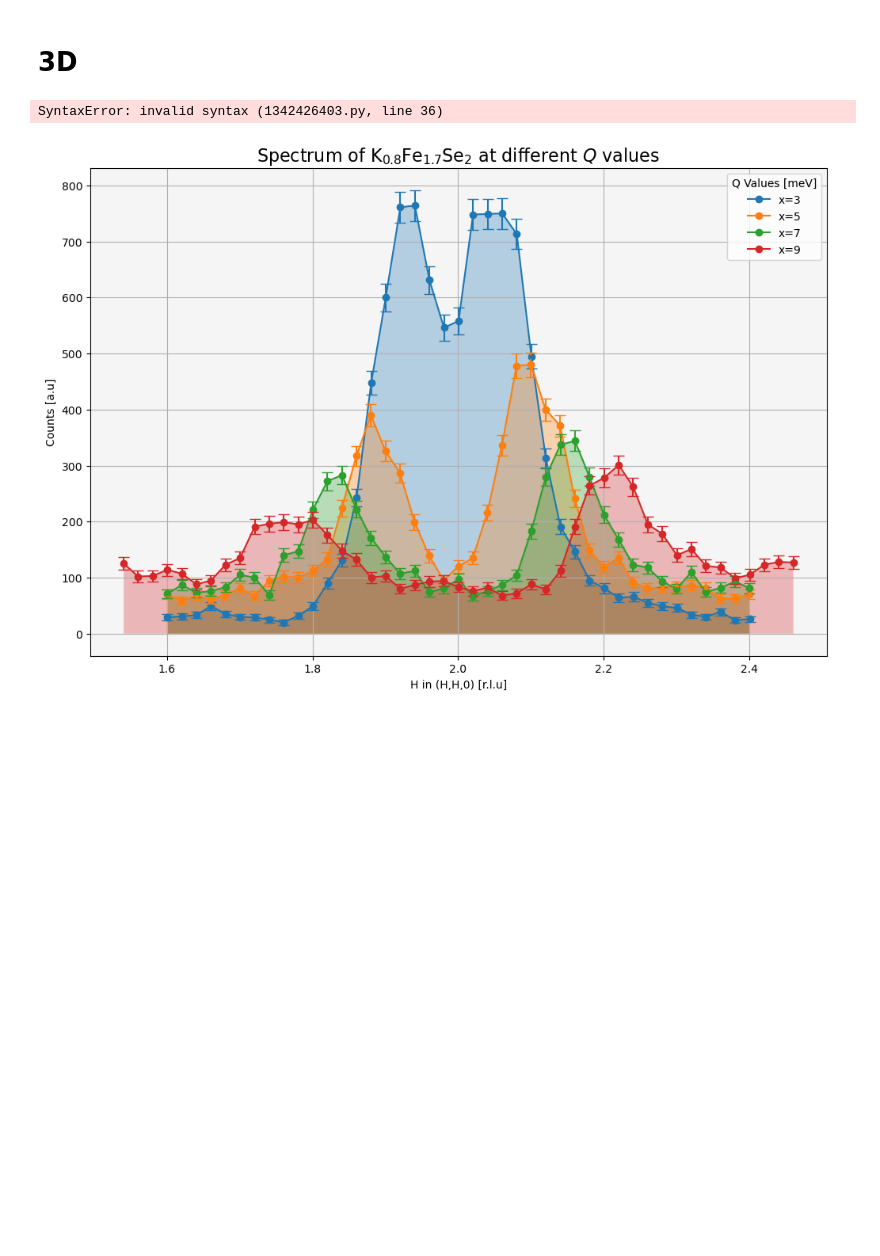
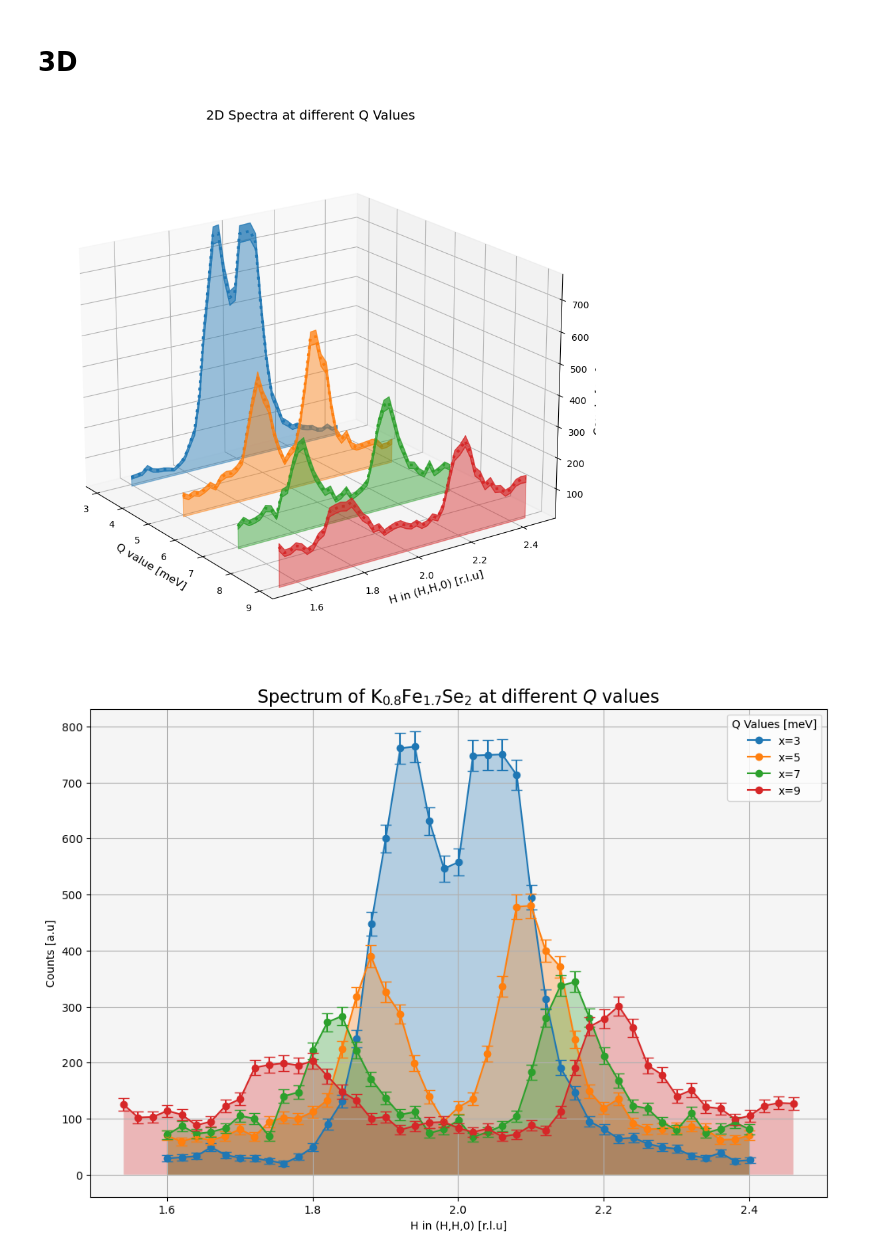
Before and after one commit to allangabrielsch/puma_fopra, a Jupyter notebook: Notebook.ipynb, the cells around one changed output. Cells and saved outputs as stored; diff of their text form; code cells hidden in the pictures; blank space fills up the shorter version.

```diff
--- a/Notebook.ipynb
+++ b/Notebook.ipynb
@@ -544,11 +537,6 @@ plt.show()
 # %% [markdown]
 # 3D
 # %%
-import pandas as pd
-import matplotlib.pyplot as plt
-from mpl_toolkits.mplot3d import Axes3D
-import numpy as np
-from matplotlib.patches import Patch
 
 h = [h_3, h_5, h_7, h_9]
 det2 = [det2_3, det2_5, det2_7, det2_9]
@@ -565,33 +553,34 @@ for i in range(len(x_values)):
     errors = np.sqrt(data_x)  # Calculate error bars as sqrt(n)
 
     # Plot the main curve with error bars
     main_curve, = ax.plot([x] * len(h_x), h_x, data_x, marker='', linestyle=':', linewidth=3, label=f'x={x}')
     ax.add_collection3d(plt.fill_between(h_x, data_x - np.sqrt(data_x), alpha=0.25, color=main_curve.get_color()), zs=x, zdir='x')
     ax.add_collection3d(plt.fill_between(h_x, data_x - np.sqrt(data_x), data_x + np.sqrt(data_x), alpha=0.5, color=main_curve.get_color()), zs=x, zdir='x')
 
 # Add titles and labels with reduced font size
 ax.set_title('2D Spectra at different Q Values', fontsize=14)
 ax.set_xlabel('Q value [meV]', fontsize=12)
 ax.set_ylabel('H in (H,H,0) [r.l.u]', fontsize=12)
 ax.set_zlabel('Counts [a.u]', fontsize=12)
 
 # Create a proxy artist for the uncertainty shades
 shade_patch = Patch(color='gray', alpha=0.5, label='Uncertainty')
 
 # Add grid and set background color
-ax.grid(True)plt.facecolor='whitesmoke'
+ax.grid(True)
+plt.facecolor='whitesmoke'
 
 # Adjust view angle
 ax.view_init(elev=20., azim=-35)
 
 plt.tight_layout()
 
 # Adjust the margins to prevent the z-axis label from getting cropped
 plt.subplots_adjust(left=0.1, right=0.9, top=0.9, bottom=0.2)
 
 plt.show()
 
 fig.savefig('3D_Spectra.pdf', format='pdf')
 # %% [output]
-SyntaxError: invalid syntax (1342426403.py, line 36)
+[figure, added]
 # %%
```
Also changed, not shown: parts of 9 cells of this notebook, 8 other files.
